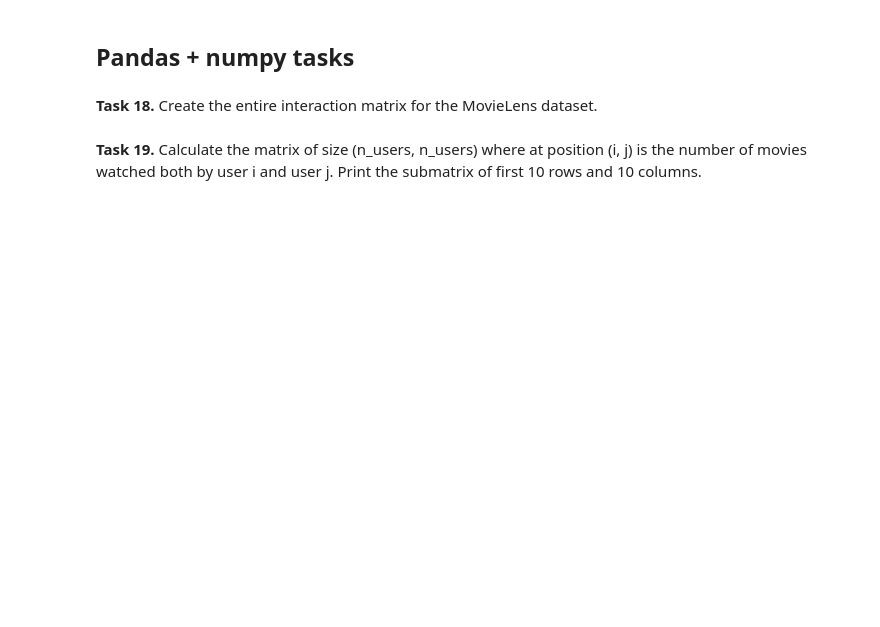
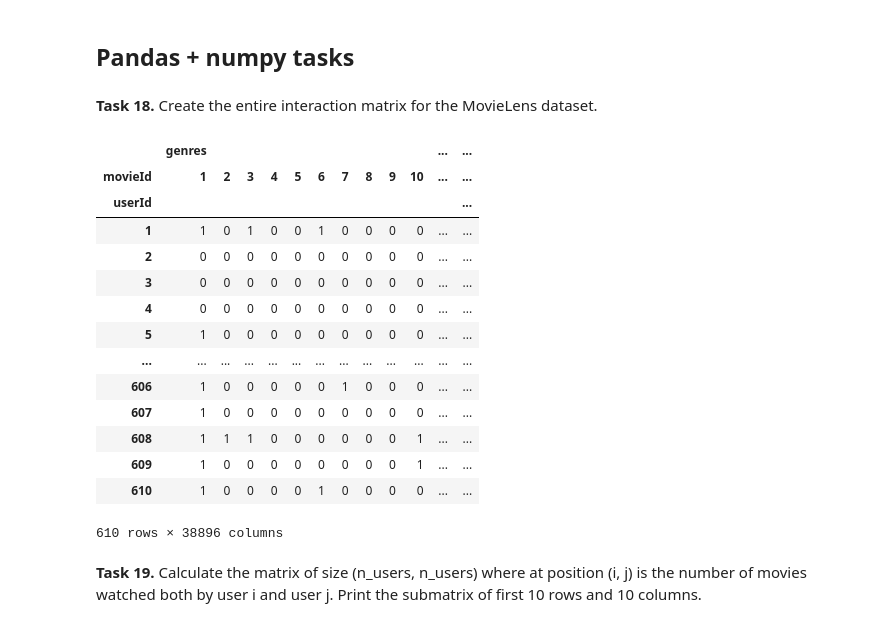
Before and after one commit to Mikbac/recommender-systems-class, a Jupyter notebook: class_2_numpy_pandas.ipynb, the cells around one changed output. Cells and saved outputs as stored; diff of their text form; code cells hidden in the pictures; blank space fills up the shorter version.

```diff
--- a/class_2_numpy_pandas.ipynb
+++ b/class_2_numpy_pandas.ipynb
@@ -1080,2 +1337,24 @@ to hours played and print the first 10 rows from the entire Steam dataset after
+# %%
+movies = pd.merge(ml_ratings_df, ml_movies_df, on='movieId');
+
+df = movies.pivot_table(index='userId', columns='movieId', aggfunc=len, fill_value=0)
+
+df
+# %% [output]
+|  | genres |  |  |  |  |  |  |  |  |  | ... | ... |
+| movieId | 1 | 2 | 3 | 4 | 5 | 6 | 7 | 8 | 9 | 10 | ... | ... |
+| userId |  |  |  |  |  |  |  |  |  |  |  | ... |
+| 1 | 1 | 0 | 1 | 0 | 0 | 1 | 0 | 0 | 0 | 0 | ... | ... |
+| 2 | 0 | 0 | 0 | 0 | 0 | 0 | 0 | 0 | 0 | 0 | ... | ... |
+| 3 | 0 | 0 | 0 | 0 | 0 | 0 | 0 | 0 | 0 | 0 | ... | ... |
+| 4 | 0 | 0 | 0 | 0 | 0 | 0 | 0 | 0 | 0 | 0 | ... | ... |
+| 5 | 1 | 0 | 0 | 0 | 0 | 0 | 0 | 0 | 0 | 0 | ... | ... |
+| ... | ... | ... | ... | ... | ... | ... | ... | ... | ... | ... | ... | ... |
+| 606 | 1 | 0 | 0 | 0 | 0 | 0 | 1 | 0 | 0 | 0 | ... | ... |
+| 607 | 1 | 0 | 0 | 0 | 0 | 0 | 0 | 0 | 0 | 0 | ... | ... |
+| 608 | 1 | 1 | 1 | 0 | 0 | 0 | 0 | 0 | 0 | 1 | ... | ... |
+| 609 | 1 | 0 | 0 | 0 | 0 | 0 | 0 | 0 | 0 | 1 | ... | ... |
+| 610 | 1 | 0 | 0 | 0 | 0 | 1 | 0 | 0 | 0 | 0 | ... | ... |
+610 rows × 38896 columns
 # %% [markdown]
 **Task 19.** Calculate the matrix of size (n_users, n_users) where at position (i, j) is the number of movies watched both by user i and user j. Print the submatrix of first 10 rows and 10 columns.
```
Also changed, not shown: parts of 31 cells of this notebook.
